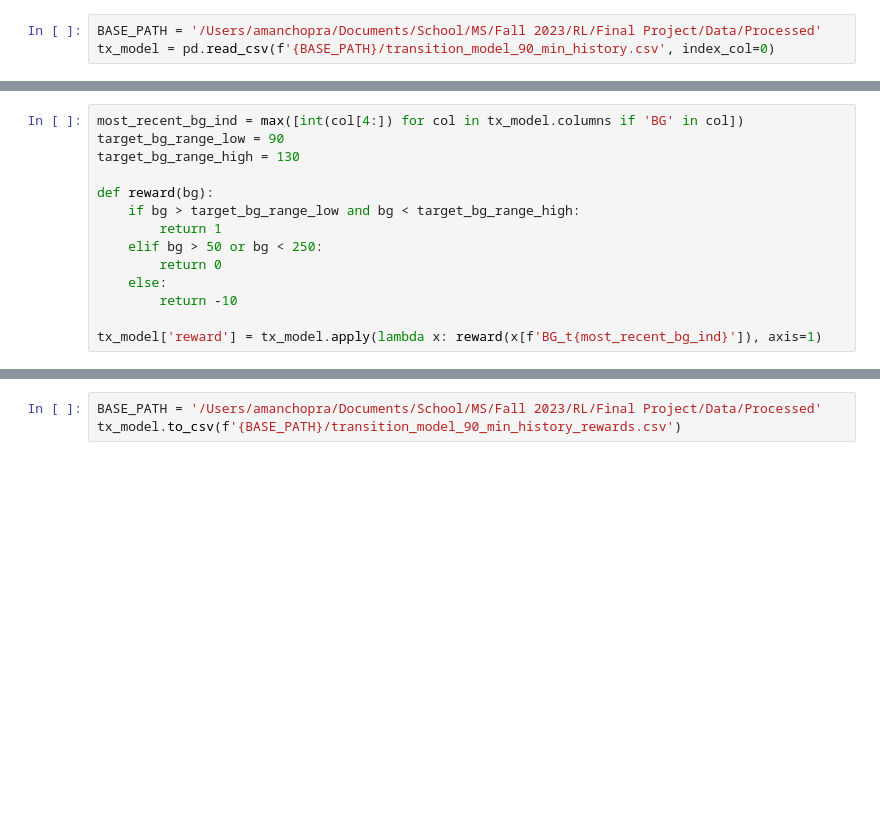
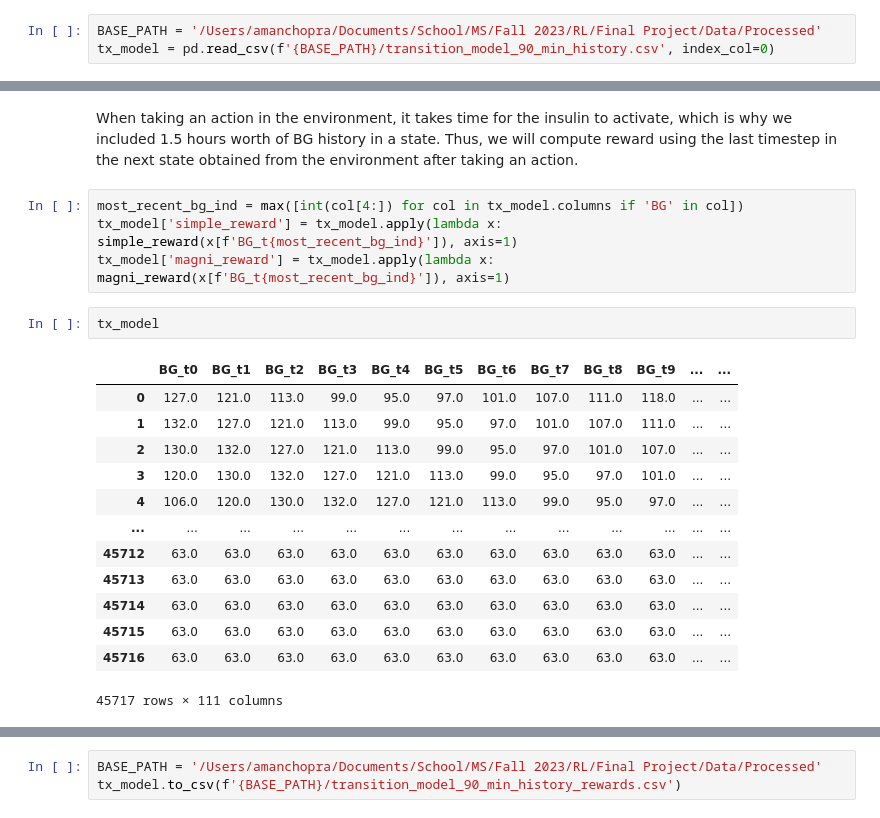
Before and after one commit to amanichopra/rl-based-artificial-pancreas, a Jupyter notebook: EDA & Preprocessing.ipynb, the cells around one changed output, grey strips where cells are left out. Drawn from its saved outputs; the diff is of its cells as text; blank space fills up the shorter version.

```diff
--- a/EDA & Preprocessing.ipynb
+++ b/EDA & Preprocessing.ipynb
@@ -270,14 +302,22 @@ tx_model = pd.read_csv(f'{BASE_PATH}/transition_model_90_min_history.csv', index
+# %% [markdown]
+When taking an action in the environment, it takes time for the insulin to activate, which is why we included 1.5 hours worth of BG history in a state. Thus, we will compute reward using the last timestep in the next state obtained from the environment after taking an action.
 # %%
 most_recent_bg_ind = max([int(col[4:]) for col in tx_model.columns if 'BG' in col])
-target_bg_range_low = 90
-target_bg_range_high = 130
-
-def reward(bg):
-    if bg > target_bg_range_low and bg < target_bg_range_high:
-        return 1
-    elif bg > 50 or bg < 250:
-        return 0
-    else:
-        return -10
-
-tx_model['reward'] = tx_model.apply(lambda x: reward(x[f'BG_t{most_recent_bg_ind}']), axis=1)
+tx_model['simple_reward'] = tx_model.apply(lambda x: simple_reward(x[f'BG_t{most_recent_bg_ind}']), axis=1)
+tx_model['magni_reward'] = tx_model.apply(lambda x: magni_reward(x[f'BG_t{most_recent_bg_ind}']), axis=1)
+# %%
+tx_model
+# %% [output]
+|  | BG_t0 | BG_t1 | BG_t2 | BG_t3 | BG_t4 | BG_t5 | BG_t6 | BG_t7 | BG_t8 | BG_t9 | ... | ... |
+| 0 | 127.0 | 121.0 | 113.0 | 99.0 | 95.0 | 97.0 | 101.0 | 107.0 | 111.0 | 118.0 | ... | ... |
+| 1 | 132.0 | 127.0 | 121.0 | 113.0 | 99.0 | 95.0 | 97.0 | 101.0 | 107.0 | 111.0 | ... | ... |
+| 2 | 130.0 | 132.0 | 127.0 | 121.0 | 113.0 | 99.0 | 95.0 | 97.0 | 101.0 | 107.0 | ... | ... |
+| 3 | 120.0 | 130.0 | 132.0 | 127.0 | 121.0 | 113.0 | 99.0 | 95.0 | 97.0 | 101.0 | ... | ... |
+| 4 | 106.0 | 120.0 | 130.0 | 132.0 | 127.0 | 121.0 | 113.0 | 99.0 | 95.0 | 97.0 | ... | ... |
+| ... | ... | ... | ... | ... | ... | ... | ... | ... | ... | ... | ... | ... |
+| 45712 | 63.0 | 63.0 | 63.0 | 63.0 | 63.0 | 63.0 | 63.0 | 63.0 | 63.0 | 63.0 | ... | ... |
+| 45713 | 63.0 | 63.0 | 63.0 | 63.0 | 63.0 | 63.0 | 63.0 | 63.0 | 63.0 | 63.0 | ... | ... |
+| 45714 | 63.0 | 63.0 | 63.0 | 63.0 | 63.0 | 63.0 | 63.0 | 63.0 | 63.0 | 63.0 | ... | ... |
+| 45715 | 63.0 | 63.0 | 63.0 | 63.0 | 63.0 | 63.0 | 63.0 | 63.0 | 63.0 | 63.0 | ... | ... |
+| 45716 | 63.0 | 63.0 | 63.0 | 63.0 | 63.0 | 63.0 | 63.0 | 63.0 | 63.0 | 63.0 | ... | ... |
+45717 rows × 111 columns
```
Also changed, not shown: parts of 7 cells of this notebook, 1 other file.
